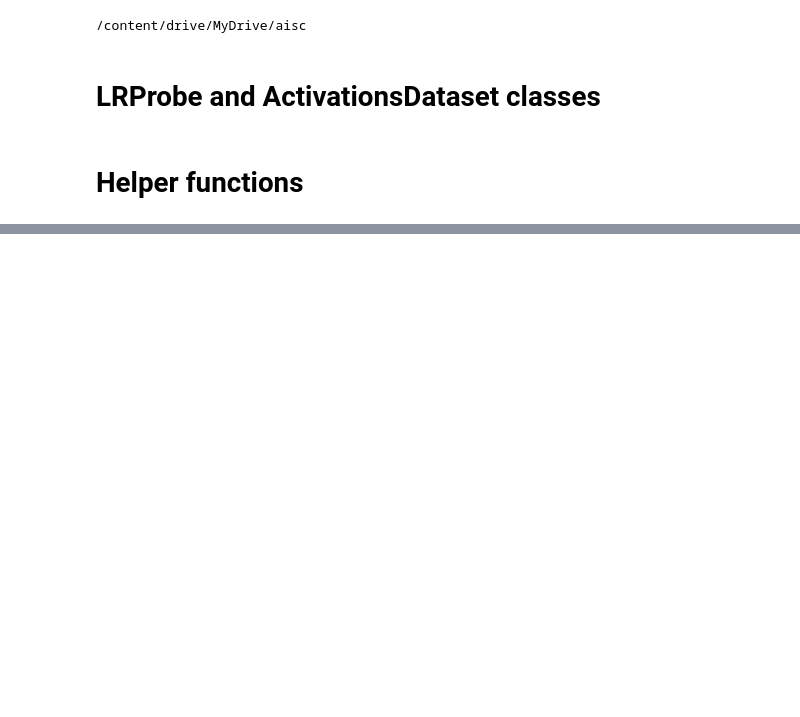
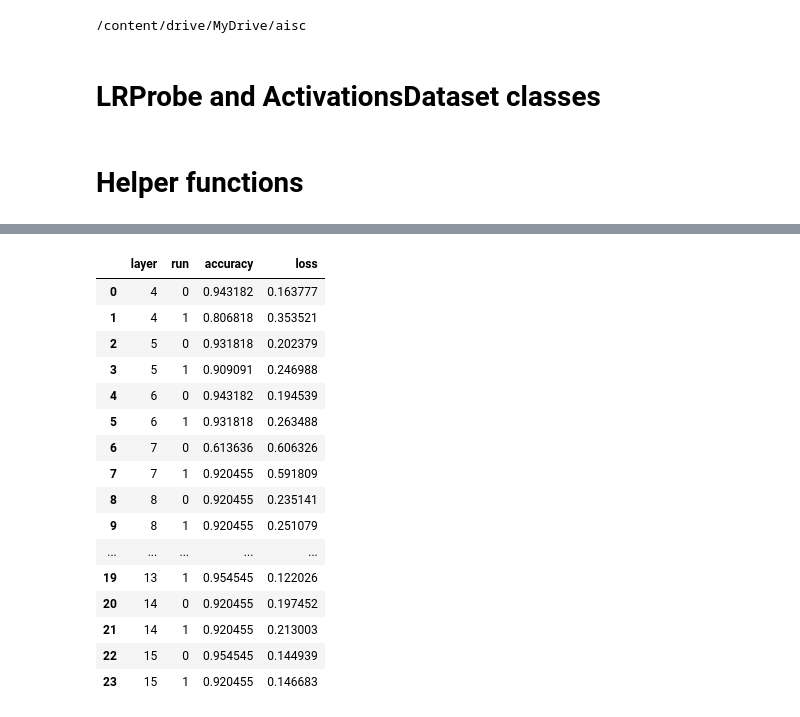
Before and after one commit to ayoakin/MIVLDE, a Jupyter notebook: subteams/LLMProbing/train_lr.ipynb, the cells around one changed output, grey strips where cells are left out. Drawn from its saved outputs; the diff is of its cells as text; code cells hidden in the pictures; blank space fills up the shorter version.

```diff
--- a/subteams/LLMProbing/train_lr.ipynb
+++ b/subteams/LLMProbing/train_lr.ipynb
@@ -249,0 +388,29 @@ Saved state dictionary to /content/drive/MyDrive/aisc/probes/test_probe_trig_15.
+# %%
+'''
+What do we want to do here?
+Starting from the first decoder layer, we want to analyse performance on the
+test set of probes trained on each layer (given the same beam)
+- So we need to train a probe for each layer, given the same feature label
+- Then, given each of these probes, we need to analyse their performance on the
+  test set
+- Then we want to plot the test accuracy as we move to later decoder layers
+- At some point, we will want AUROC for different probes as well
+'''
+
+def separability_testing(target_feature, lr, num_epochs, layers, num_repeats=1):
+  experiment_data = []
+
+  for layer_idx in layers:
+    for run in range(num_repeats):
+      probe_name = f'test_probe_{target_feature}_{layer_idx}_{run}.pt'
+      test_loss, test_acc = train_and_save_probe_separation_expt(layer_idx, target_feature, lr, num_epochs, probe_name)
+      experiment_data.append({
+            "layer": layer_idx,
+            "run": run,
+            "accuracy": test_acc,
+            "loss": test_loss
+        })
+
+  experiment_data = pd.DataFrame(data=experiment_data)
+
+  return experiment_data
@@ -249,0 +487,20 @@ Saved state dictionary to /content/drive/MyDrive/aisc/probes/test_probe_trig_15.
+# %%
+experiment_data
+# %% [output]
+|  | layer | run | accuracy | loss |
+| 0 | 4 | 0 | 0.943182 | 0.163777 |
+| 1 | 4 | 1 | 0.806818 | 0.353521 |
+| 2 | 5 | 0 | 0.931818 | 0.202379 |
+| 3 | 5 | 1 | 0.909091 | 0.246988 |
+| 4 | 6 | 0 | 0.943182 | 0.194539 |
+| 5 | 6 | 1 | 0.931818 | 0.263488 |
+| 6 | 7 | 0 | 0.613636 | 0.606326 |
+| 7 | 7 | 1 | 0.920455 | 0.591809 |
+| 8 | 8 | 0 | 0.920455 | 0.235141 |
+| 9 | 8 | 1 | 0.920455 | 0.251079 |
+| ... | ... | ... | ... | ... |
+| 19 | 13 | 1 | 0.954545 | 0.122026 |
+| 20 | 14 | 0 | 0.920455 | 0.197452 |
+| 21 | 14 | 1 | 0.920455 | 0.213003 |
+| 22 | 15 | 0 | 0.954545 | 0.144939 |
+| 23 | 15 | 1 | 0.920455 | 0.146683 |
```
Also changed, not shown: parts of 19 cells of this notebook.
